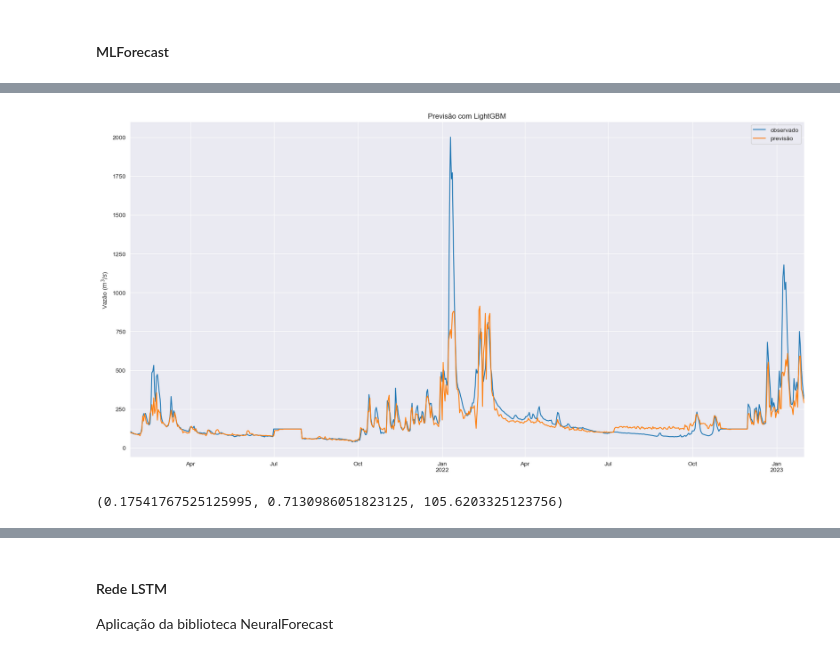
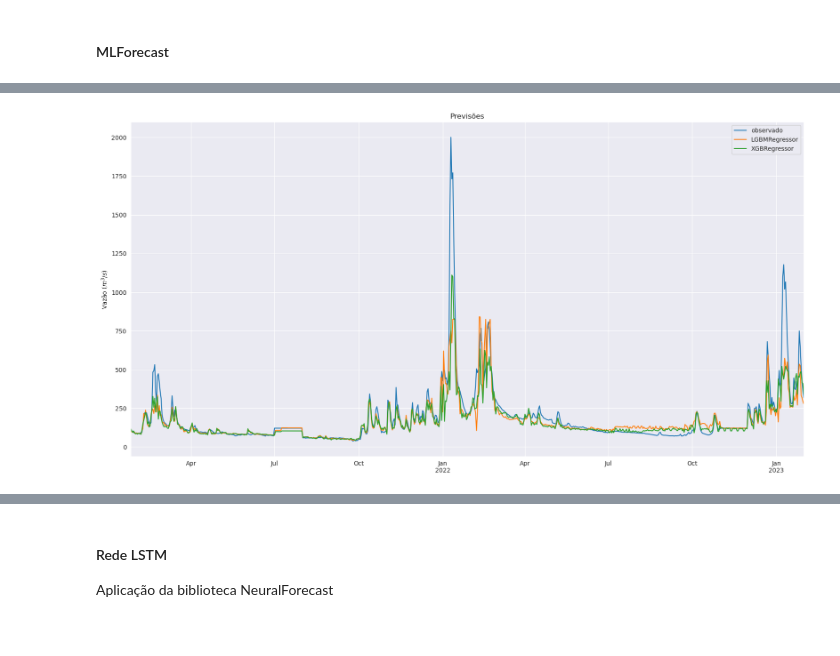
Before and after one commit to wasf84/pgmc-mestrado, a Jupyter notebook: dissertacao/bacia_rio_doce/doce.ipynb, the cells around one changed output, grey strips where cells are left out. Cells and saved outputs as stored; diff of their text form; code cells hidden in the pictures.

Commit message:
emprego de MLForecast para criar uma pipeline e executar diversos modelos simultaneamente

```diff
--- a/dissertacao/bacia_rio_doce/doce.ipynb
+++ b/dissertacao/bacia_rio_doce/doce.ipynb
@@ -590,10 +593,10 @@ import lightgbm as lgb
 # %%
 fcst = mlf.MLForecast(
-    models=lgb.LGBMRegressor(),
+    models=[LGBMRegressor(), XGBRegressor()],
     freq='D',
-    lags=[5],
+    lags=[7],
     num_threads=3
 )
 # %%
-fcst.fit(ds_alto.dl_train, fitted=True, static_features=[])
+fcst.fit(ds_alto.train, fitted=True, static_features=[])
 # %% [output]
@@ -606,5 +609,5 @@ MLForecast(models=[LGBMRegressor], freq=D, lag_features=['lag5'], date_features=
 # %%
-futr_df = ds_alto.dl_validation[['ds', 'unique_id', 'chuva1', 'vazao1', 'chuva2', 'vazao2', 'chuva3', 'vazao3', 'chuva5', 'vazao5', 'chuva6', 'vazao6']]
+futr_df = ds_alto.test[['ds', 'unique_id', 'chuva1', 'vazao1', 'chuva2', 'vazao2', 'chuva3', 'vazao3', 'chuva5', 'vazao5', 'chuva6', 'vazao6']]
 futr_df
 # %% [output]
 |  | ds | unique_id | chuva1 | vazao1 | chuva2 | vazao2 | chuva3 | vazao3 | chuva5 | vazao5 | chuva6 | ... |
@@ -622,3 +625,3 @@ futr_df
 737 rows × 12 columns
 # %%
-preds = fcst.predict(h=fch, level=[90], X_df=futr_df)
+preds = fcst.predict(h=len(ds_alto.test), level=[80, 90], X_df=futr_df)
@@ -625,18 +644,17 @@ preds = fcst.predict(h=fch, level=[90], X_df=futr_df)
 # %%
-df_merged = pd.merge(left=ds_alto.dl_validation, right=preds, on='ds', how='left')
-df_merged = df_merged[['ds', 'y', 'LGBMRegressor']]
-df_merged.plot('ds', ['y', 'LGBMRegressor'], label=['observado', 'previsão'])
+df_merged = pd.merge(left=ds_alto.test, right=preds, on='ds', how='left')
+df_merged = df_merged[['ds', 'y', 'LGBMRegressor', 'XGBRegressor']]
+df_merged.plot('ds', ['y', 'LGBMRegressor', 'XGBRegressor'], label=['observado', 'LGBMRegressor', 'XGBRegressor'])
 
-plt.title('Previsão com LightGBM')
+plt.title('Previsões')
 plt.xlabel('')
 plt.ylabel('Vazão ($m^3/s$)')
 plt.legend()
 plt.show()
 
-smape(df_merged['y'], df_merged['LGBMRegressor']), r2_score(df_merged['y'], df_merged['LGBMRegressor']), np.sqrt(mean_squared_error(df_merged['y'], df_merged['LGBMRegressor']))
+# smape(df_merged['y'], df_merged['LGBMRegressor']), r2_score(df_merged['y'], df_merged['LGBMRegressor']), np.sqrt(mean_squared_error(df_merged['y'], df_merged['LGBMRegressor']))
 # %% [output]
-[figure, old version]
+[figure, new version]
-(0.17541767525125995, 0.7130986051823125, 105.6203325123756)
 # %%
 fcst.models['LGBMRegressor'].get_params()
 # %% [output]
```
Also changed, not shown: parts of 8 cells of this notebook.
